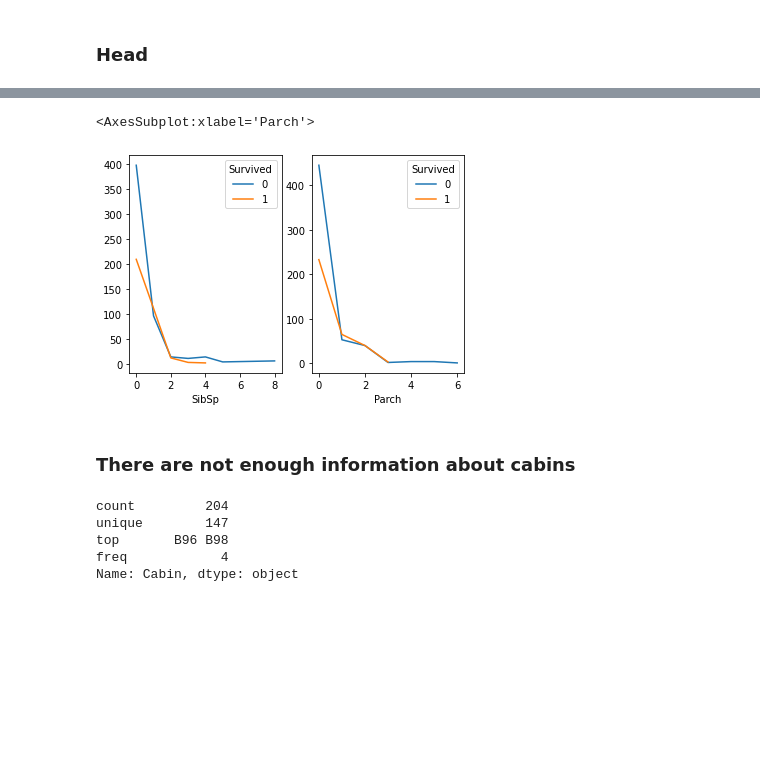
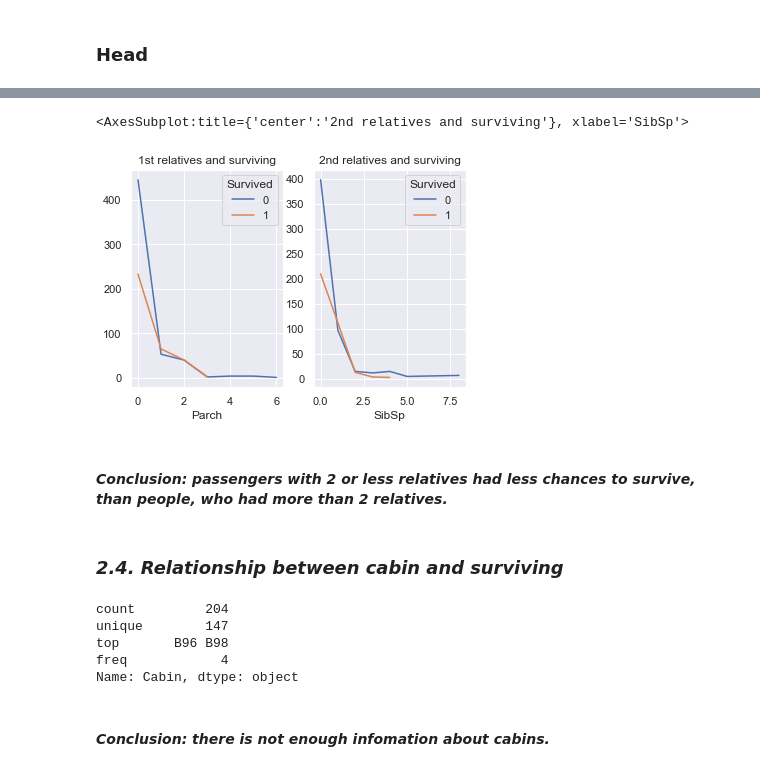
Before and after one commit to SaviDan245/ml-lessons, a Jupyter notebook: kaggle-titanic/main.ipynb, the cells around one changed output, grey strips where cells are left out. Cells and saved outputs as stored; diff of their text form; code cells hidden in the pictures; blank space fills up the shorter version.

```diff
--- a/kaggle-titanic/main.ipynb
+++ b/kaggle-titanic/main.ipynb
@@ -8,9 +12,9 @@ import pandas as pd
 import plotly.express as px
 import plotly.graph_objects as go
 
-import dash
-import dash_core_components as dcc
-import dash_html_components as html
+import seaborn as sns
+sns.set()
+
 %pylab
 %matplotlib inline
 # %% [output]
@@ -34,0 +51,8 @@ train_data.head()
+# %%
+# Remove all NaNs from data with mean values of each column
+for col in train_data.columns:
+    try:
+        train_data[col] = train_data[col].fillna(train_data[col].mean()).astype(int)
+    except:
+        pass
+train_data.head()
@@ -58,12 +115,14 @@ train_data.pivot_table('PassengerId', 'Pclass', 'Survived', 'count').plot(kind='
 # %%
-_, axes = plt.subplots(ncols=2)
-train_data.pivot_table('PassengerId', 'SibSp', 'Survived', 'count').plot(ax=axes[0])
-train_data.pivot_table('PassengerId', 'Parch', 'Survived', 'count').plot(ax=axes[1])
+_, axes = subplots(ncols=2)
+train_data.pivot_table('PassengerId', 'Parch', 'Survived', 'count').plot(ax=axes[0], title='1st relatives and surviving')
+train_data.pivot_table('PassengerId', 'SibSp', 'Survived', 'count').plot(ax=axes[1], title='2nd relatives and surviving')
 # %% [output]
-<AxesSubplot:xlabel='Parch'>
+<AxesSubplot:title={'center':'2nd relatives and surviving'}, xlabel='SibSp'>
-[figure, old version]
+[figure, new version]
-# %% [markdown]
-### There are not enough information about cabins
+# %% [markdown]
+#### *Conclusion: passengers with 2 or less relatives had less chances to survive, than people, who had more than 2 relatives.*
+# %% [markdown]
+### ***2.4. Relationship between cabin and surviving***
 # %%
 train_data.Cabin.describe()
 # %% [output]
@@ -72,4 +131,6 @@ unique        147
 top       B96 B98
 freq            4
 Name: Cabin, dtype: object
+# %% [markdown]
+#### *Conclusion: there is not enough infomation about cabins.*
 # %% [markdown]
```
Also changed, not shown: parts of 28 cells of this notebook.
